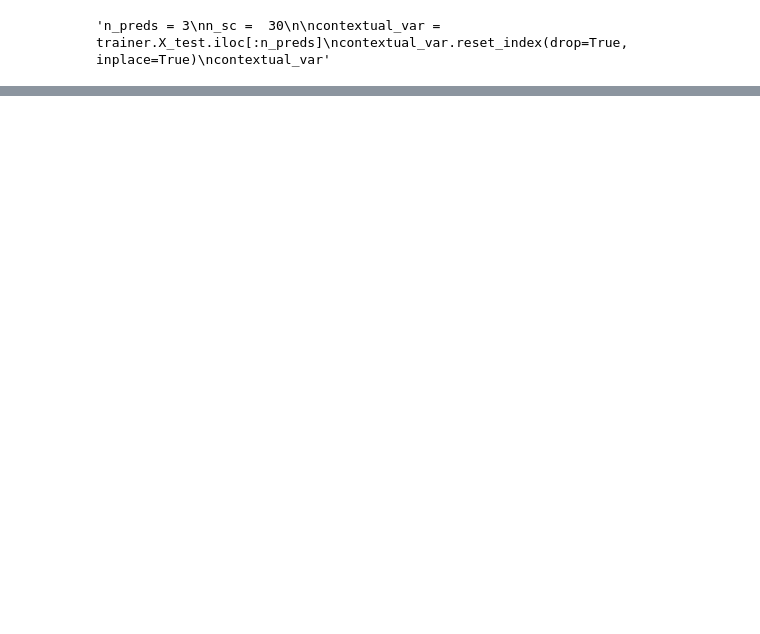
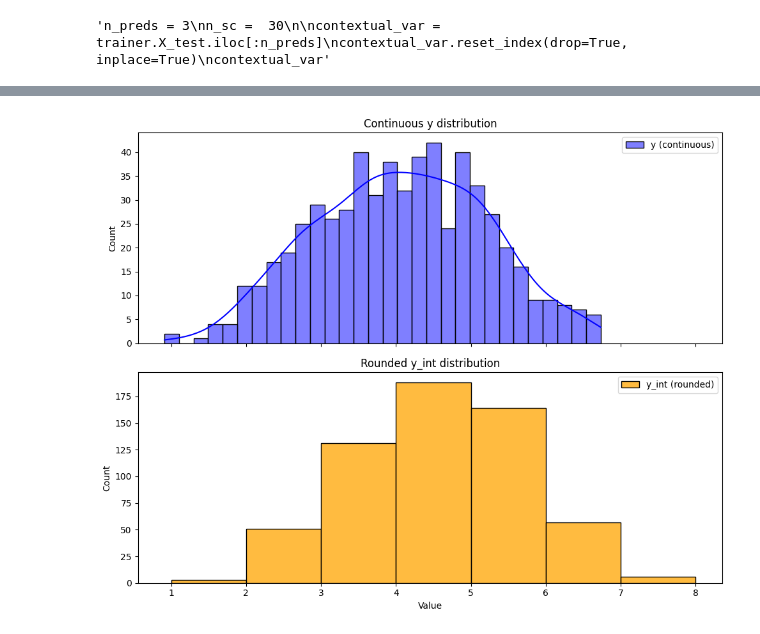
Before and after one commit to DanielLosada/DynamicPricing, a Jupyter notebook: MyImplementation/opt.ipynb, the cells around one changed output, grey strips where cells are left out. Saved outputs shown, nothing was run; the diff lists cells and outputs as text; code cells hidden in the pictures; blank space fills up the shorter version.

```diff
--- a/MyImplementation/opt.ipynb
+++ b/MyImplementation/opt.ipynb
@@ -401,10 +434,13 @@ for n in model.N:
     print("Establecimiento ", n)
     opt_price = value(model.x['price',n])
     total_demand = 0
+    total_demand_int = 0
     for x in range(n_sc):
         total_demand += value(model.y['demand', n, x+1])
+        total_demand_int += value(model.y_int[n, x+1])
         #print("demand: ", value(model.y['demand', 0, x+1]))
     print("Average demand: ", total_demand/n_sc)
+    print("Average demand int: ", total_demand_int/n_sc)
     opt_mean = value(model.y['demand', n,'mean'])
     opt_sd = value(model.y['demand', n,'sd'])
     opt_profit = value(model.OBJ)
@@ -433 +471,11 @@ Optimal sd: 0.3085844830622695
 &&&&&&&&&&&&&&&&&&&&&&&&&&&&&&&&&&&&&&&&&&&&&&&&&&
+# %%
+for n in model.N:
+    print("&"*50)
+    print("Establecimiento ", n)
+    opt_price = value(model.x['price',n])
+    total_demand = 0
+    for x in range(n_sc):
+        total_demand += value(model.y['demand', n, x+1])
+        print("demand: ", value(model.y['demand', 0, x+1]))
+        print("demand: ", value(model.y_int[ 0, x+1]))
@@ -433,0 +500,21 @@ Optimal sd: 0.3085844830622695
+# %%
+# ALL DEMANDS TOGETHER
+y_vals = [pyo.value(model.y['demand', n, w]) for n in model.N for w in model.W]
+y_int_vals = [pyo.value(model.y_int[n, w]) for n in model.N for w in model.W]
+
+fig, ax = plt.subplots(2, 1, figsize=(10, 8), sharex=True)
+
+sns.histplot(y_vals, kde=True, color='blue', label='y (continuous)', bins=30, ax=ax[0])
+ax[0].legend()
+ax[0].set_title('Continuous y distribution')
+
+sns.histplot(y_int_vals, kde=False, color='orange', label='y_int (rounded)',
+             bins=range(int(min(y_int_vals)), int(max(y_int_vals))+2), ax=ax[1])
+ax[1].legend()
+ax[1].set_title('Rounded y_int distribution')
+
+plt.xlabel('Value')
+plt.tight_layout()
+plt.show()
+# %% [output]
+[figure, added]
```
Also changed, not shown: parts of 22 cells of this notebook.
